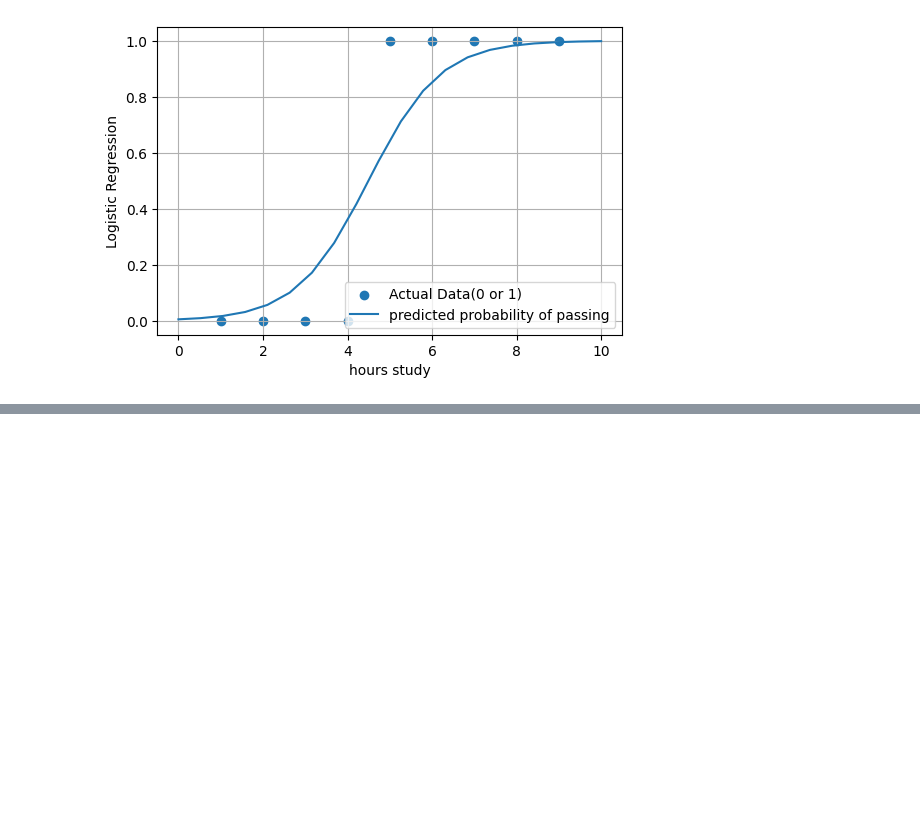
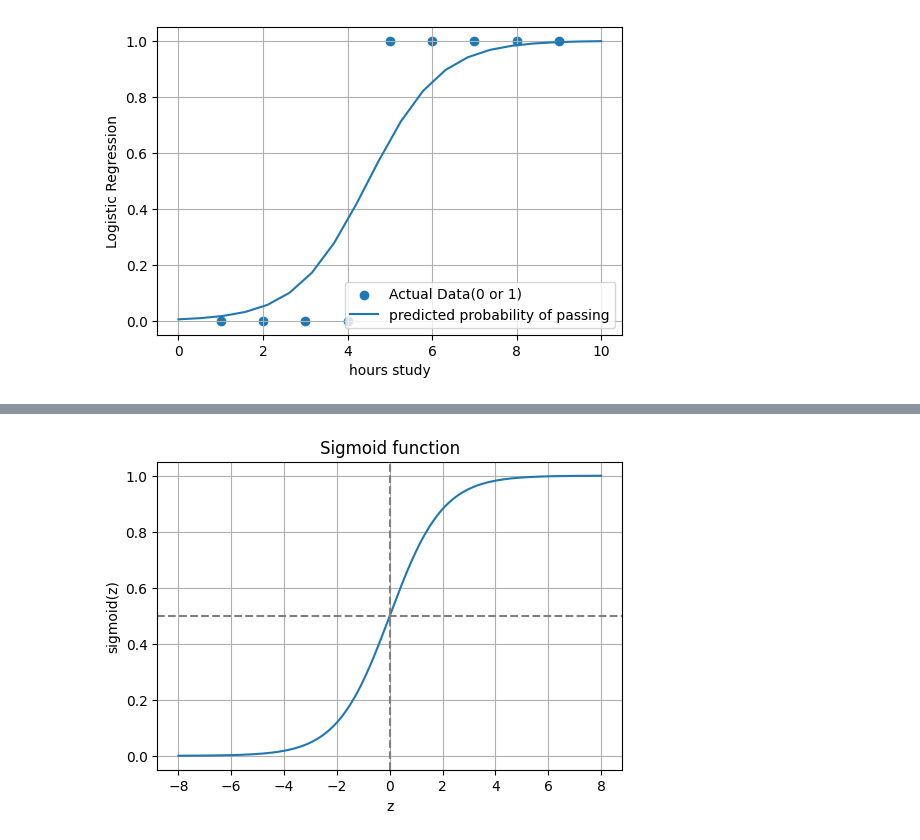
Before and after one commit to sonjoy1s/ML, a Jupyter notebook: Module14.ipynb, the cells around one changed output, grey strips where cells are left out. Drawn from its saved outputs; the diff is of its cells as text; code cells hidden in the pictures; blank space fills up the shorter version.

```diff
--- a/Module14.ipynb
+++ b/Module14.ipynb
@@ -85,0 +85,11 @@ rlt_df
+# %%
+#sigmoid
+def sigmoid(z):
+  return 1/(1+np.exp(-z))
+z_values = np.array([-5,-2,-1,0,1,2,5],dtype=float)
+sig_values = sigmoid(z_values)
+sig_df = pd.DataFrame({
+    "z": z_values,
+    "sigmoid": np.round(sig_values,4)
+})
+sig_df
@@ -85,0 +105,15 @@ rlt_df
+# %%
+z_grid = np.linspace(-8,8,400)
+sig_grid = sigmoid(z_grid)
+
+plt.figure(figsize=(6, 4))
+plt.plot(z_grid, sig_grid)
+plt.xlabel("z")
+plt.ylabel("sigmoid(z)")
+plt.title("Sigmoid function")
+plt.grid(True)
+plt.axhline(0.5, color="gray", linestyle="--")
+plt.axvline(0, color="gray", linestyle="--")
+plt.show()
+# %% [output]
+[figure, added]
```
Also changed, not shown: parts of 15 cells of this notebook.
